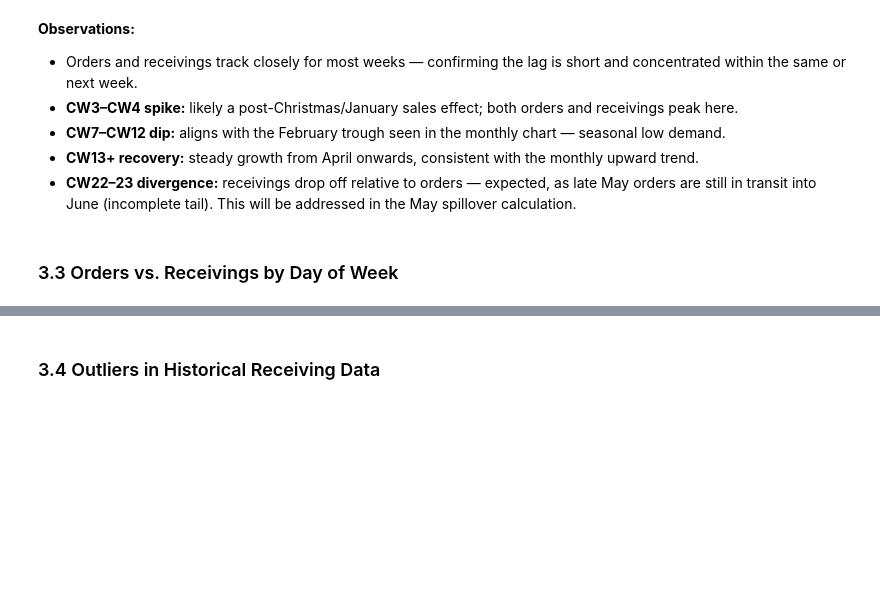
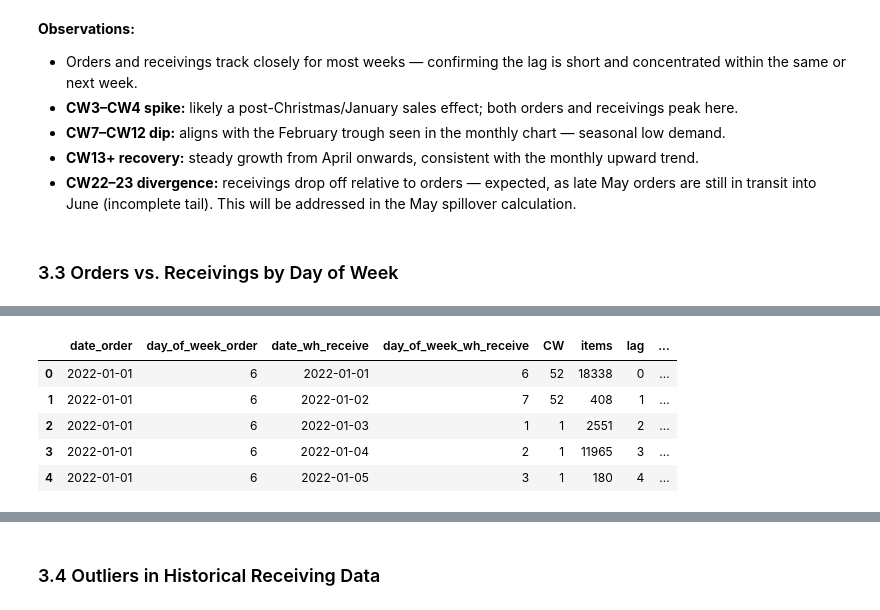
Before and after one commit to traha-89/zalando_fcst_case_study, a Jupyter notebook: analysis.ipynb, the cells around one changed output, grey strips where cells are left out. Cells and saved outputs as stored; diff of their text form; code cells hidden in the pictures; blank space fills up the shorter version.

```diff
--- a/analysis.ipynb
+++ b/analysis.ipynb
@@ -611,0 +683,12 @@ plt.show()
+# %%
+# Compute item-weighted share per (order date, lag)
+total_per_order = hist.groupby("date_order")["items"].sum()
+hist["share"] = hist["items"] / hist["date_order"].map(total_per_order)
+hist.head()
+# %% [output]
+|  | date_order | day_of_week_order | date_wh_receive | day_of_week_wh_receive | CW | items | lag | ... |
+| 0 | 2022-01-01 | 6 | 2022-01-01 | 6 | 52 | 18338 | 0 | ... |
+| 1 | 2022-01-01 | 6 | 2022-01-02 | 7 | 52 | 408 | 1 | ... |
+| 2 | 2022-01-01 | 6 | 2022-01-03 | 1 | 1 | 2551 | 2 | ... |
+| 3 | 2022-01-01 | 6 | 2022-01-04 | 2 | 1 | 11965 | 3 | ... |
+| 4 | 2022-01-01 | 6 | 2022-01-05 | 3 | 1 | 180 | 4 | ... |
```
Also changed, not shown: parts of 7 cells of this notebook.
